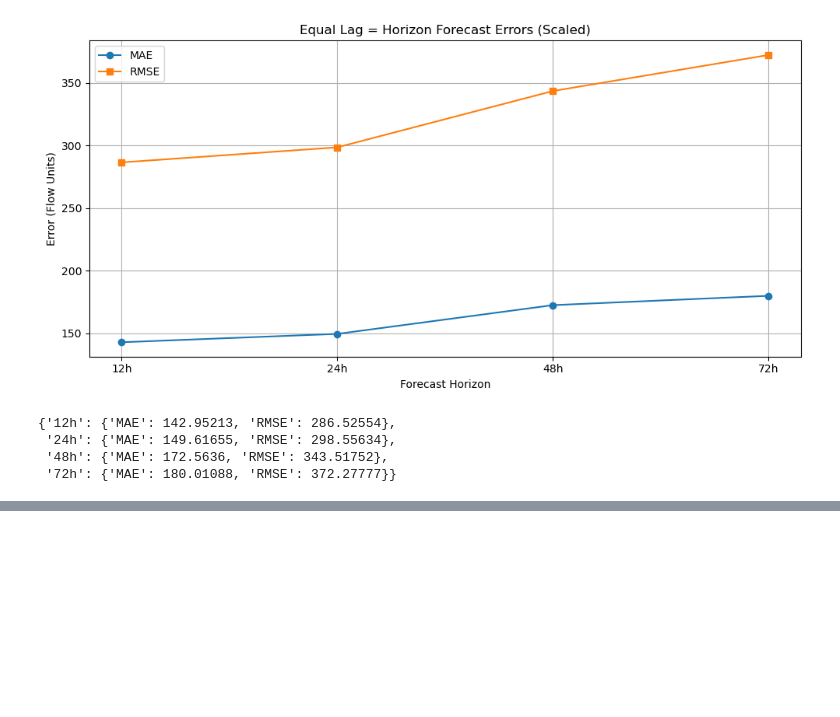
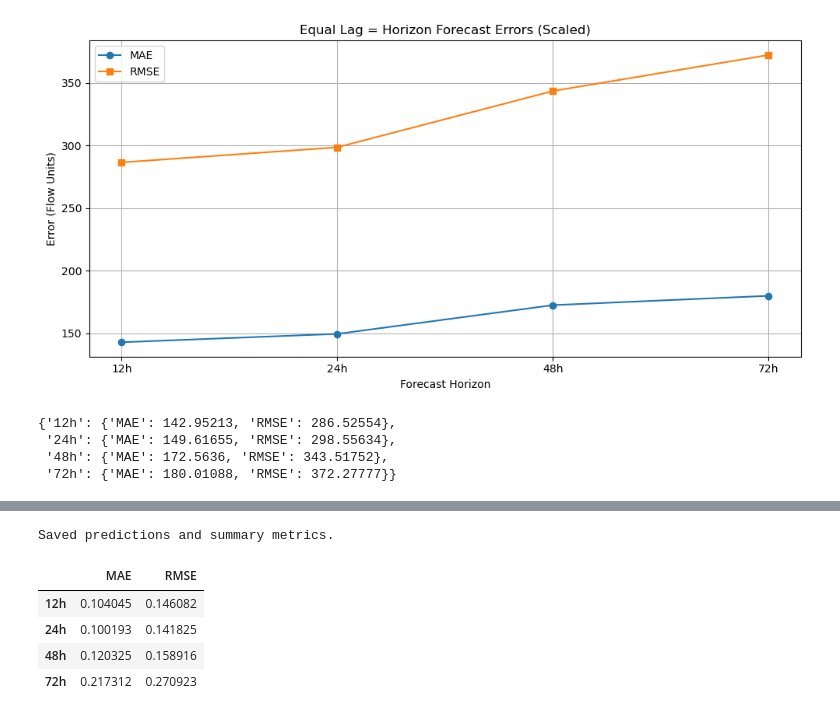
Before and after one commit to RichelCode/EV-Charging-Analysis, a Jupyter notebook: CNN_GRU_LSTM.ipynb, the cells around one changed output, grey strips where cells are left out. Saved outputs shown, nothing was run; the diff lists cells and outputs as text; code cells hidden in the pictures; blank space fills up the shorter version.

```diff
--- a/CNN_GRU_LSTM.ipynb
+++ b/CNN_GRU_LSTM.ipynb
@@ -858,0 +1017,42 @@ results_equal
+# %%
+import pandas as pd
+
+# Create a dataframe to store all predictions and actuals
+predictions_df = pd.DataFrame()
+
+for horizon in ["12h", "24h", "48h", "72h"]:
+    model = models[horizon]
+    model.eval()
+
+    X_val = torch.tensor(normalized_data[horizon]["X_val"], dtype=torch.float32).to(device)
+    Y_val = normalized_data[horizon]["Y_val"]  # Still NumPy for final storage
+
+    with torch.no_grad():
+        preds = model(X_val).cpu().numpy()
+
+    # Store as dataframe
+    df = pd.DataFrame({
+        "Horizon": [horizon] * len(preds),
+        "MAE": [results[horizon]["MAE"]] * len(preds),
+        "RMSE": [results[horizon]["RMSE"]] * len(preds),
+        "Prediction": preds.mean(axis=1),   # mean across stations
+        "Actual": Y_val.mean(axis=1)        # mean across stations
+    })
+
+    predictions_df = pd.concat([predictions_df, df], ignore_index=True)
+
+# Save to CSV
+predictions_df.to_csv("cnn_gru_lstm_predictions.csv", index=False)
+
+# Also print final summary table
+final_table = pd.DataFrame(results).T
+final_table.to_csv("cnn_gru_lstm_summary_metrics.csv")
+print("\nSaved predictions and summary metrics.")
+display(final_table)
+# %% [output]
+Saved predictions and summary metrics.
+|  | MAE | RMSE |
+| 12h | 0.104045 | 0.146082 |
+| 24h | 0.100193 | 0.141825 |
+| 48h | 0.120325 | 0.158916 |
+| 72h | 0.217312 | 0.270923 |
```
Also changed, not shown: parts of 7 cells of this notebook.
